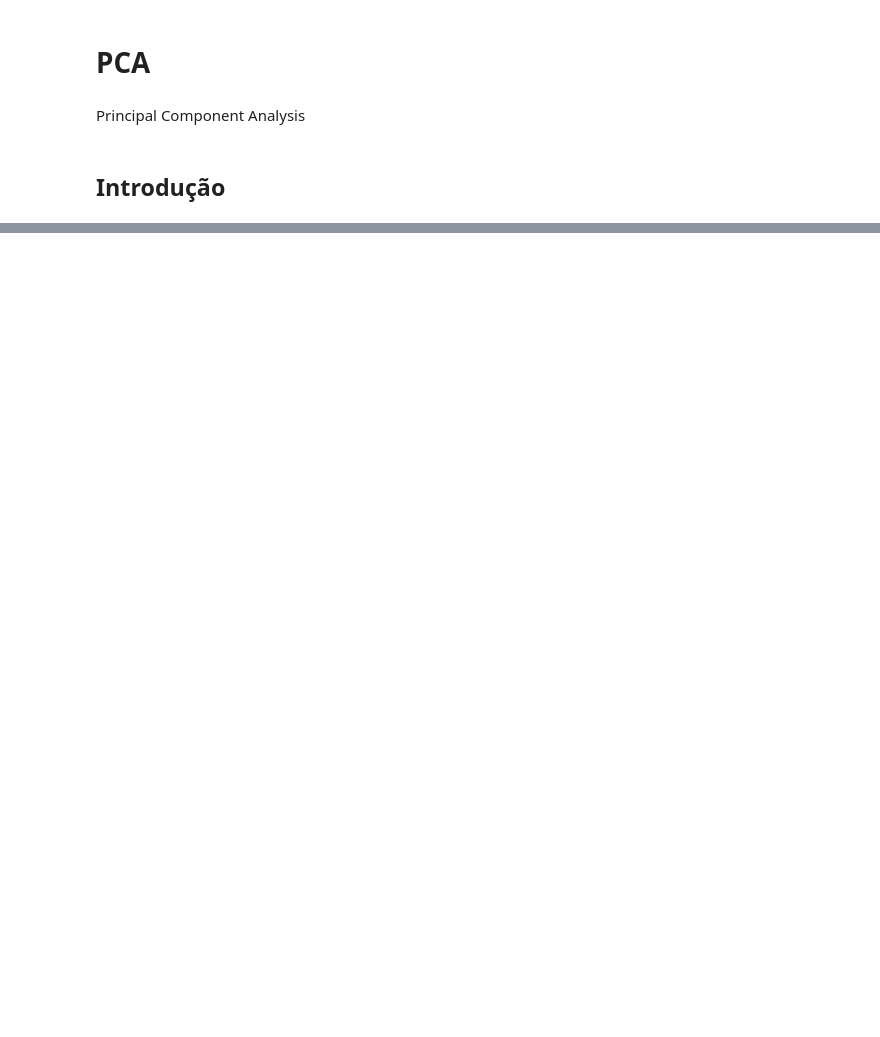
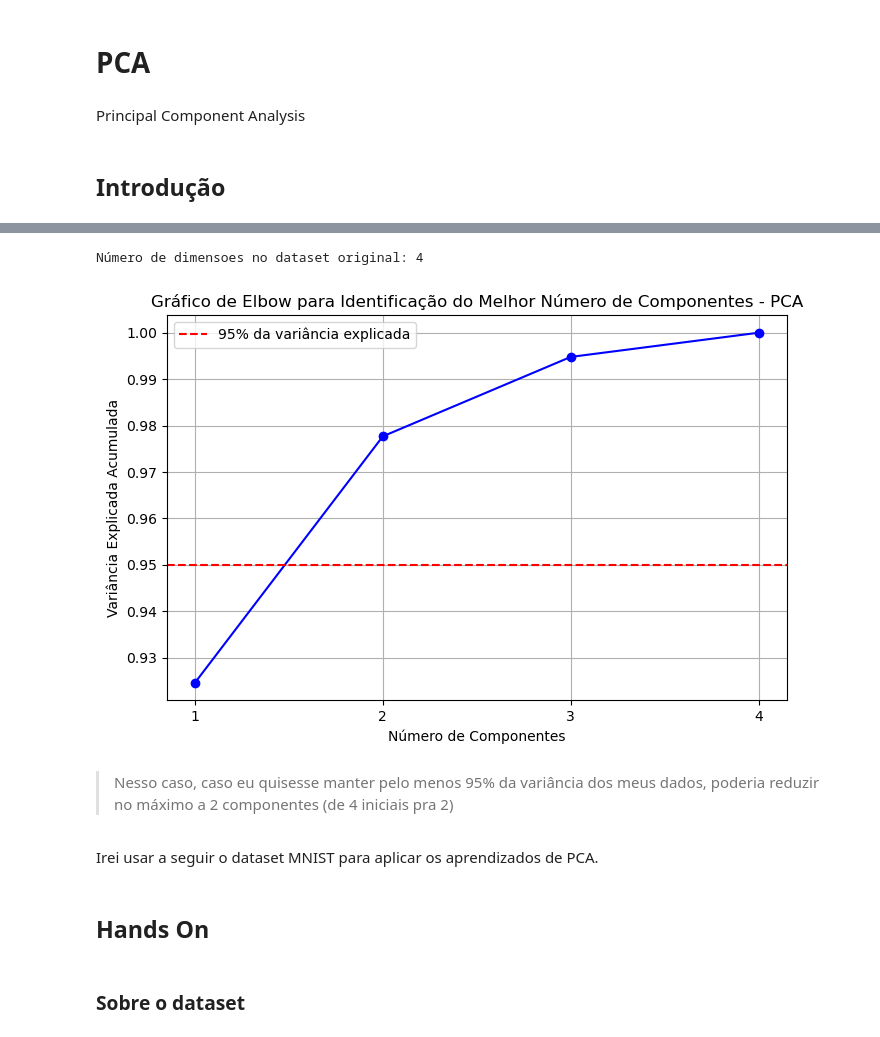
Before and after one commit to rafajovelho/Dimensionality-Reduction, a Jupyter notebook: PCA.ipynb, the cells around one changed output, grey strips where cells are left out. Cells and saved outputs as stored; diff of their text form; code cells hidden in the pictures; blank space fills up the shorter version.

Commit message:
primeiro commit para nao perder o que foi feito

```diff
--- a/PCA.ipynb
+++ b/PCA.ipynb
@@ -14,0 +33,44 @@ No entanto, é crucial lembrar que a redução de dimensionalidade deve ser usad
+# %%
+import numpy as np
+import matplotlib.pyplot as plt
+from sklearn.decomposition import PCA
+from sklearn.datasets import load_iris  # Exemplo com o dataset Iris
+
+# Carregando dados
+X, _ = load_iris(return_X_y=True)
+print(f'Número de dimensoes no dataset original: {X.shape[1]}')
+# Aplicar PCA sem limitar o número de componentes
+pca = PCA()
+pca.fit(X)
+
+# Variância explicada acumulada
+cumulative_variance = np.cumsum(pca.explained_variance_ratio_) # soma acumulada -> array([0.92461872, 0.97768521, 0.99478782, 1.00])
+
+# Plotando o gráfico do cotovelo
+plt.figure(figsize=(8, 5))
+plt.plot(range(1, len(cumulative_variance) + 1), cumulative_variance, marker='o', linestyle='-', color='b')
+plt.xlabel('Número de Componentes')
+plt.ylabel('Variância Explicada Acumulada')
+plt.title('Gráfico de Elbow para Identificação do Melhor Número de Componentes - PCA')
+plt.grid()
+
+
+# Definindo a escala do eixo X de 1 em 1
+plt.xticks(np.arange(1, len(cumulative_variance) + 1, 1)) # ticks de 1 a 5, de 1 em 1
+
+# Adicionar uma linha horizontal para ver onde a variância explicada atinge 90%
+plt.axhline(y=0.95, color='r', linestyle='--', label='95% da variância explicada')
+plt.legend()
+
+plt.show()
+# %% [output]
+Número de dimensoes no dataset original: 4
+[figure, added]
+# %% [markdown]
+> Nesso caso, caso eu quisesse manter pelo menos 95% da variância dos meus dados, poderia reduzir no máximo a 2 componentes (de 4 iniciais pra 2)
+# %% [markdown]
+Irei usar a seguir o dataset MNIST para aplicar os aprendizados de PCA.
+# %% [markdown]
+## Hands On
+# %% [markdown]
+### Sobre o dataset
```
Also changed, not shown: parts of 9 cells of this notebook.
